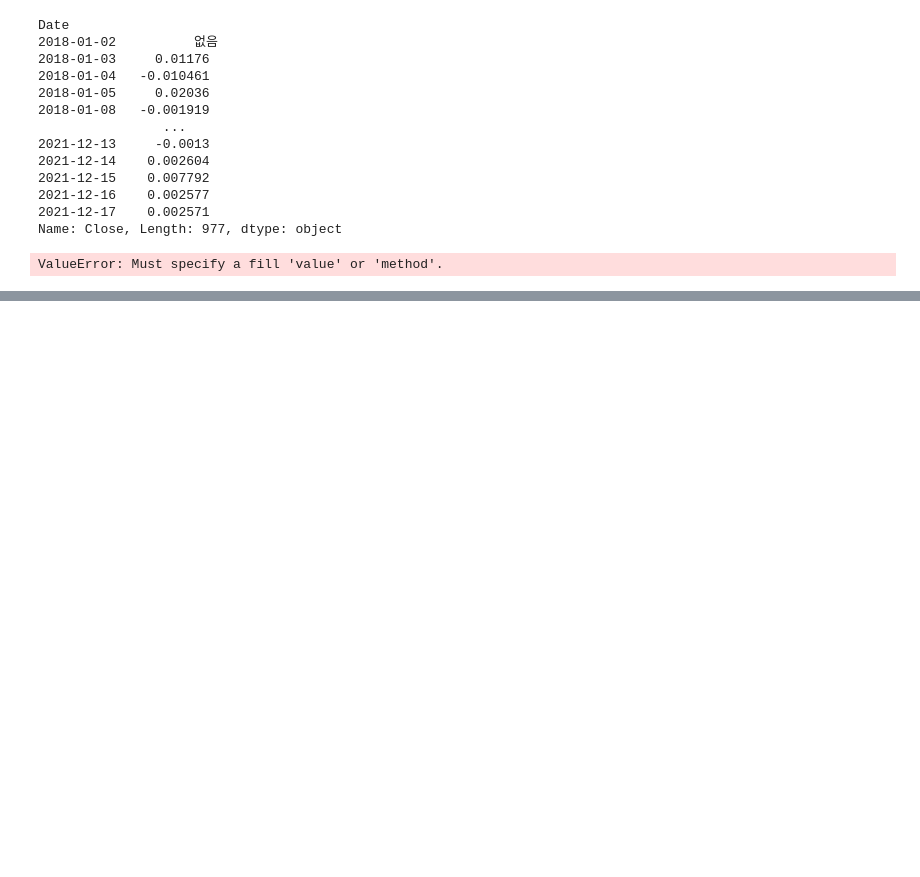
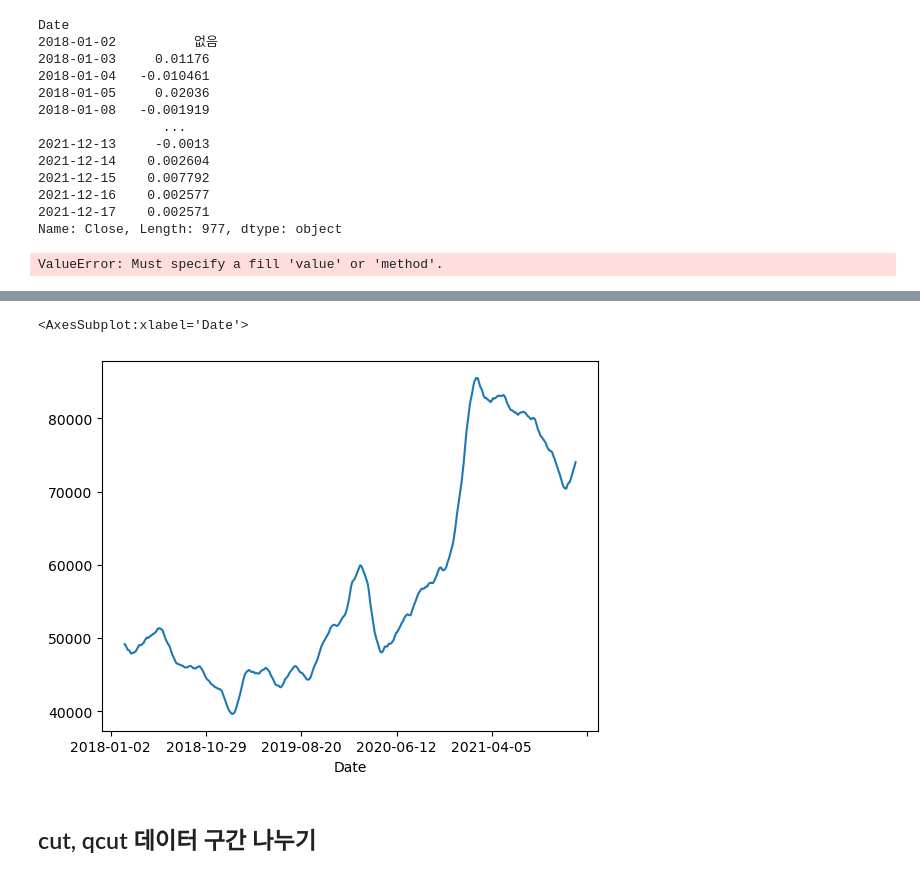
Before and after one commit to DavidEugen/study.python.start, a Jupyter notebook: pandas/Series_DataFrame.ipynb, the cells around one changed output, grey strips where cells are left out. Drawn from its saved outputs; the diff is of its cells as text; code cells hidden in the pictures; blank space fills up the shorter version.

Commit message:
Doc: Series 정렬, 조건설정, rolling

```diff
--- a/pandas/Series_DataFrame.ipynb
+++ b/pandas/Series_DataFrame.ipynb
@@ -853,0 +1096,6 @@ ValueError: Must specify a fill 'value' or 'method'.
+# %%
+import pandas as pd
+import numpy as np
+
+samsung_price = pd.read_csv('삼성전자 종가.csv', index_col = 0, squeeze = True, header = 0)
+samsung_price
@@ -853,0 +1133,7 @@ ValueError: Must specify a fill 'value' or 'method'.
+# %%
+samsung_price.rolling(window =30).mean().plot()
+# %% [output]
+<AxesSubplot:xlabel='Date'>
+[figure, added]
+# %% [markdown]
+## cut, qcut 데이터 구간 나누기
```
Also changed, not shown: parts of 41 cells of this notebook.
